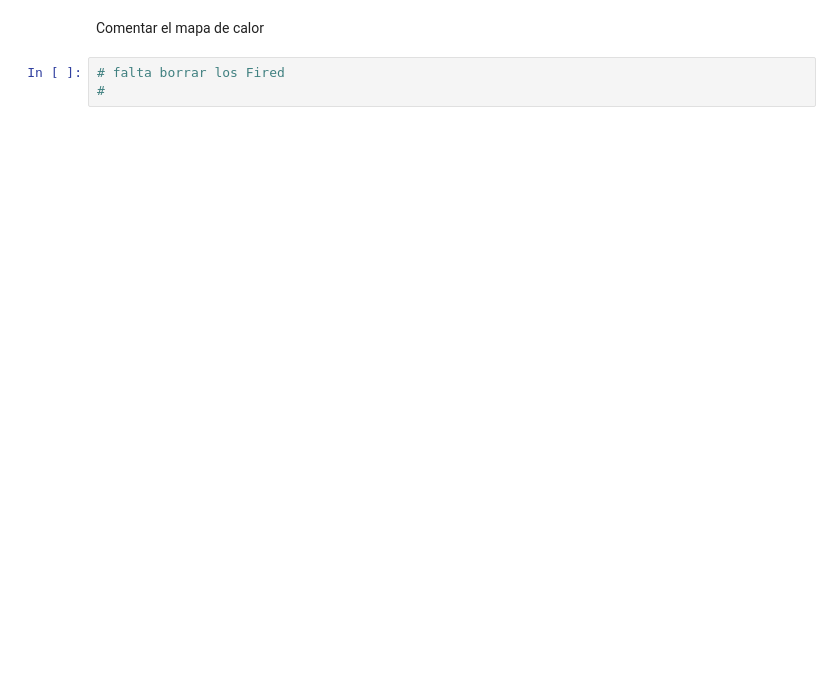
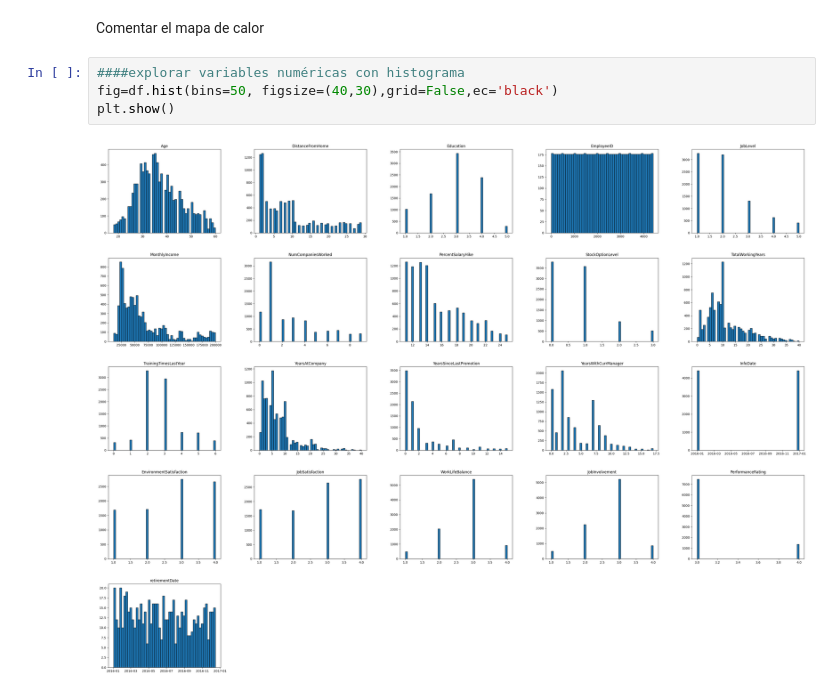
Before and after one commit to Laurahg22/Trabajo-analitica-RH, a Jupyter notebook: Limpieza_de_datos.ipynb, the cells around one changed output. Cells and saved outputs as stored; diff of their text form; blank space fills up the shorter version.

```diff
--- a/Limpieza_de_datos.ipynb
+++ b/Limpieza_de_datos.ipynb
@@ -146,5 +172,8 @@ plt.show()
 # %% [markdown]
 Comentar el mapa de calor
-# %%
-# falta borrar los Fired
-#
+# %%
+####explorar variables numéricas con histograma
+fig=df.hist(bins=50, figsize=(40,30),grid=False,ec='black')
+plt.show()
+# %% [output]
+[figure, added]
```
Also changed, not shown: parts of 15 cells of this notebook.
